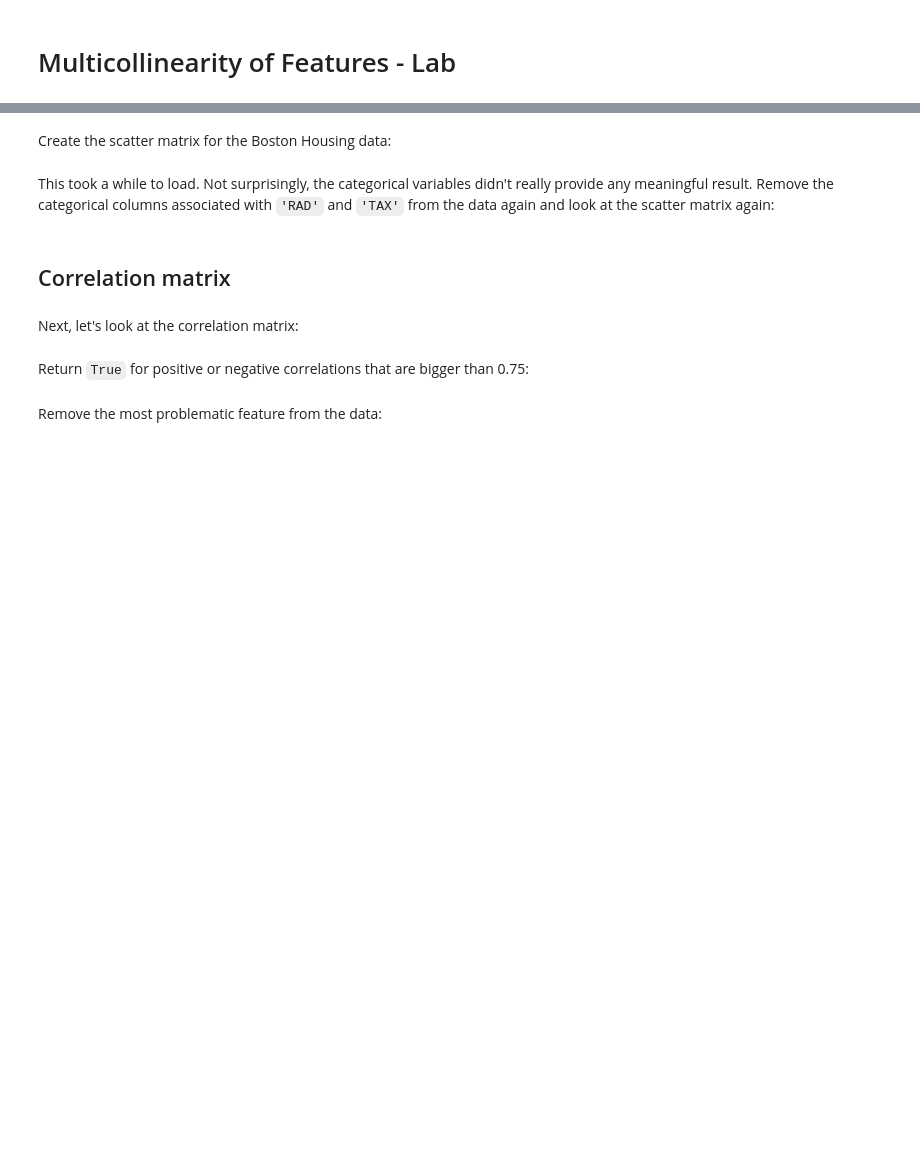
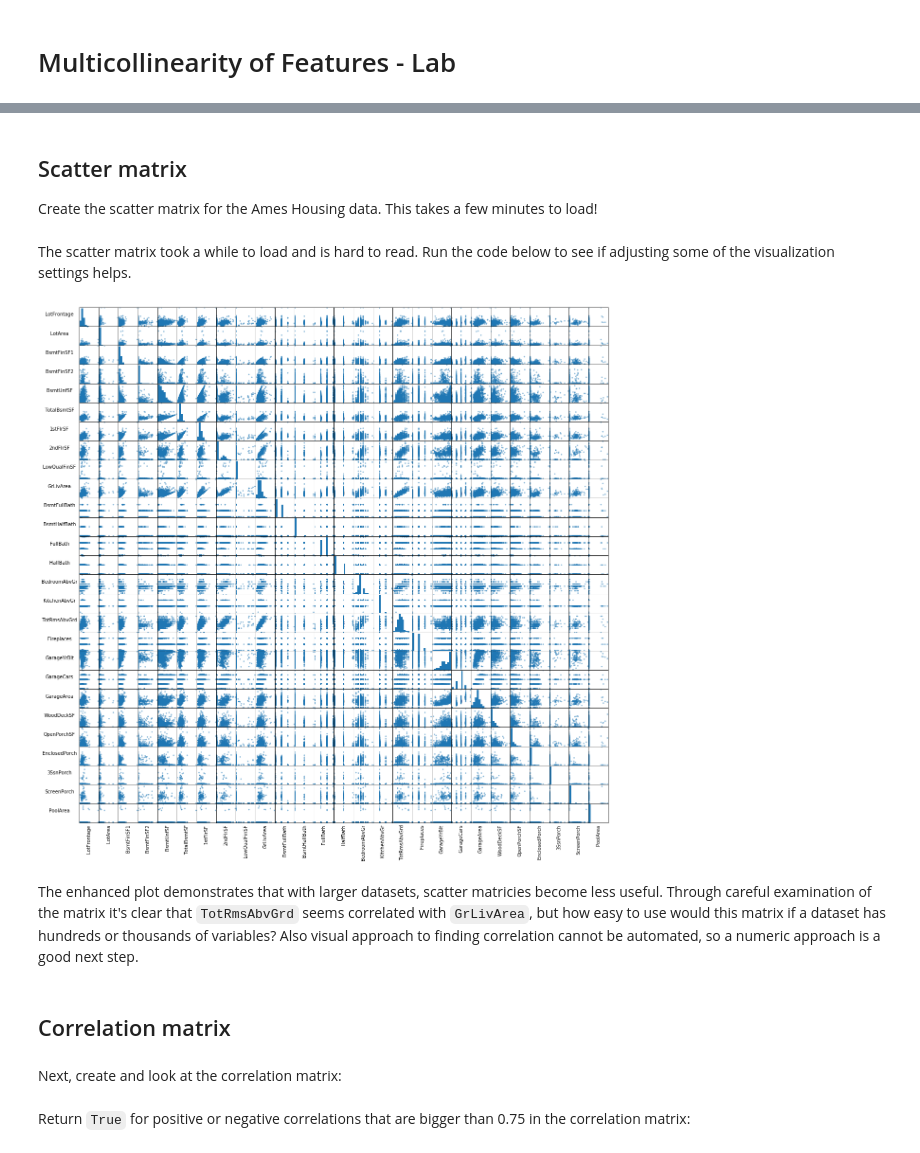
Before and after one commit to learn-co-curriculum/dsc-multicollinearity-of-features-lab, a Jupyter notebook: index.ipynb, the cells around one changed output, grey strips where cells are left out. Cells and saved outputs as stored; diff of their text form; code cells hidden in the pictures; blank space fills up the shorter version.

```diff
--- a/index.ipynb
+++ b/index.ipynb
@@ -44,4 +42,3 @@ boston_features.head()
 # %% [markdown]
-Create the scatter matrix for the Boston Housing data:
+## Scatter matrix
+Create the scatter matrix for the Ames Housing data. This takes a few minutes to load!
-# %% [markdown]
-This took a while to load. Not surprisingly, the categorical variables didn't really provide any meaningful result. Remove the categorical columns associated with `'RAD'` and `'TAX'` from the data again and look at the scatter matrix again:
@@ -48,8 +47,43 @@ This took a while to load. Not surprisingly, the categorical variables didn't re
+# %% [markdown]
+The scatter matrix took a while to load and is hard to read. Run the code below to see if adjusting some of the visualization settings helps.
+# %%
+sm = pd.plotting.scatter_matrix(ames_preprocessed, figsize=[20, 20]);
+
+# Rotates the text
+[s.xaxis.label.set_rotation(90) for s in sm.reshape(-1)]
+[s.yaxis.label.set_rotation(0) for s in sm.reshape(-1)]
+
+#May need to offset label when rotating to prevent overlap of figure
+[s.get_yaxis().set_label_coords(-1,0.5) for s in sm.reshape(-1)]
+
+#Hide all ticks
+[s.set_xticks(()) for s in sm.reshape(-1)]
+[s.set_yticks(()) for s in sm.reshape(-1)]
+
+plt.show()
+# %%
+#__Solution__
+sm = pd.plotting.scatter_matrix(ames_preprocessed, figsize=[20, 20]);
+
+# Rotates the text
+[s.xaxis.label.set_rotation(90) for s in sm.reshape(-1)]
+[s.yaxis.label.set_rotation(0) for s in sm.reshape(-1)]
+
+#May need to offset label when rotating to prevent overlap of figure
+[s.get_yaxis().set_label_coords(-1,0.5) for s in sm.reshape(-1)]
+
+#Hide all ticks
+[s.set_xticks(()) for s in sm.reshape(-1)]
+[s.set_yticks(()) for s in sm.reshape(-1)]
+
+plt.show()
+# %% [output]
+[figure, added]
+# %% [markdown]
+The enhanced plot demonstrates that with larger datasets, scatter matricies become less useful. Through careful examination of the matrix it's clear that `TotRmsAbvGrd` seems correlated with `GrLivArea`, but how easy to use would this matrix if a dataset has hundreds or thousands of variables? Also visual approach to finding correlation cannot be automated, so a numeric approach is a good next step.
 # %% [markdown]
 ## Correlation matrix
 # %% [markdown]
-Next, let's look at the correlation matrix:
+Next, create and look at the correlation matrix:
 # %% [markdown]
-Return `True` for positive or negative correlations that are bigger than 0.75:
+Return `True` for positive or negative correlations that are bigger than 0.75 in the correlation matrix:
-# %% [markdown]
-Remove the most problematic feature from the data:
```
Also changed, not shown: parts of 21 cells of this notebook, 9 other files.
